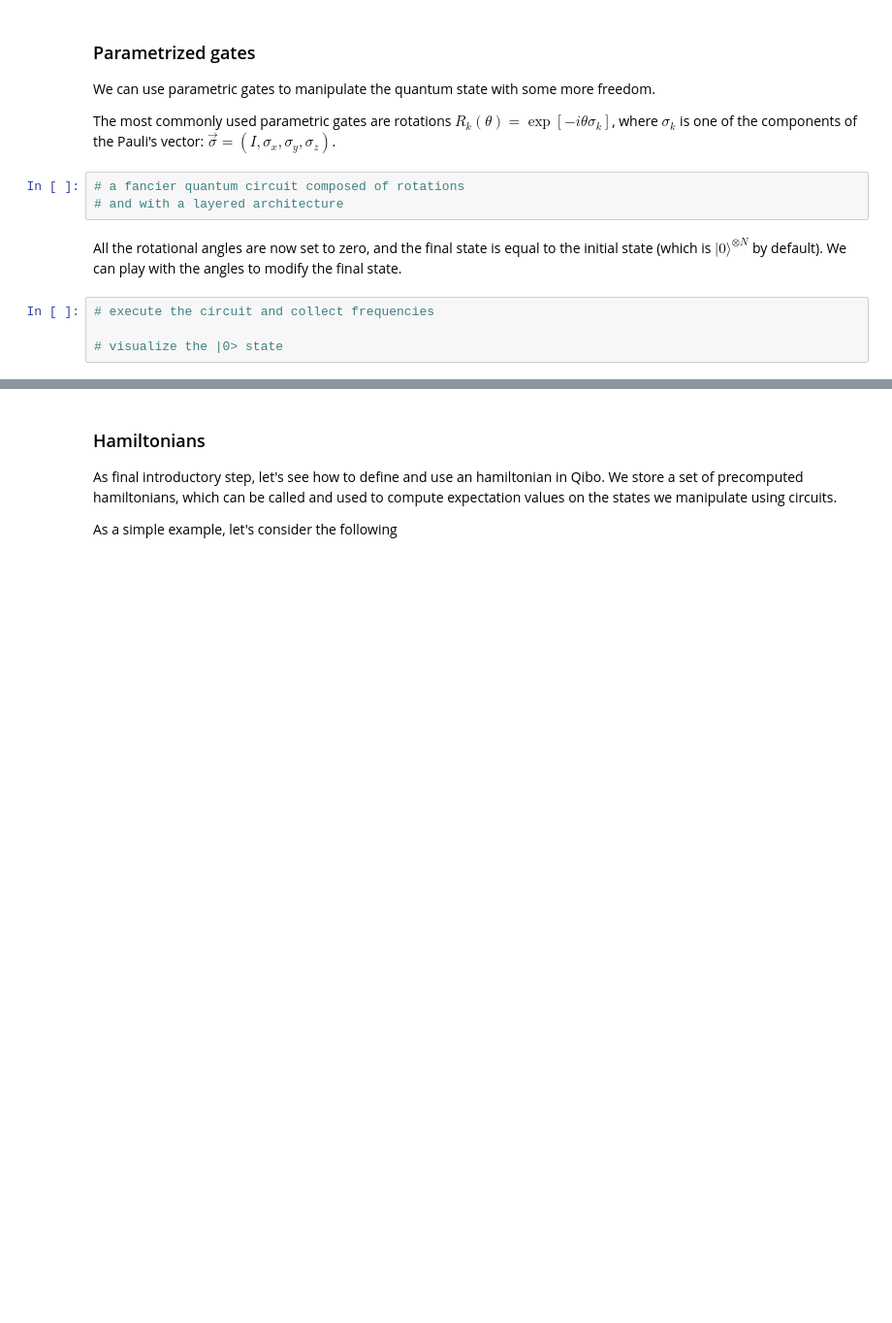
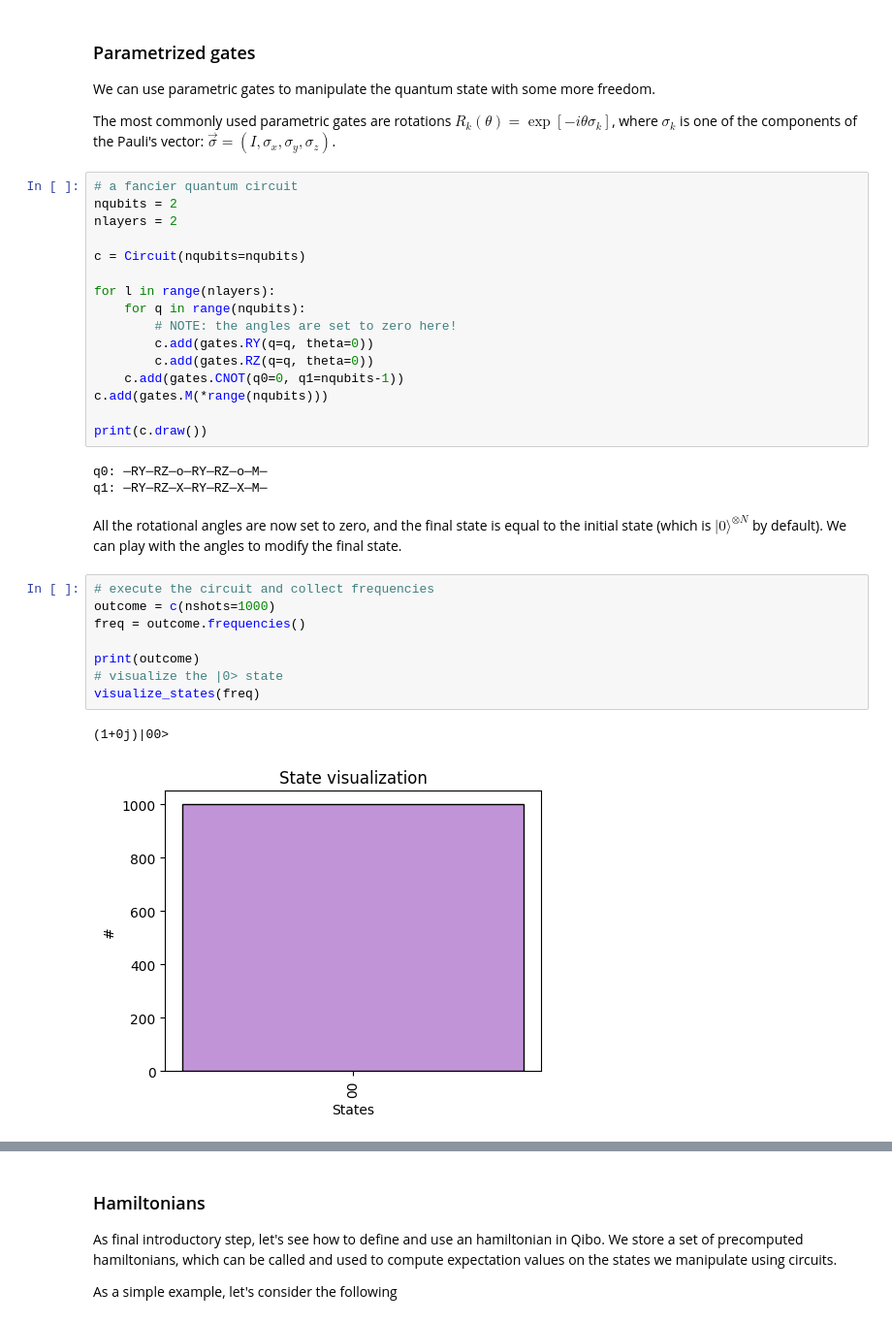
Before and after one commit to qiboteam/qiboedu, a Jupyter notebook: notebooks/Lecture1.ipynb, the cells around one changed output, grey strips where cells are left out. Shown at 97% size. Cells and saved outputs as stored; diff of their text form; blank space fills up the shorter version.

```diff
--- a/notebooks/Lecture1.ipynb
+++ b/notebooks/Lecture1.ipynb
@@ -168,13 +333,36 @@ We can use parametric gates to manipulate the quantum state with some more freed
 
 The most commonly used parametric gates are rotations $R_k(\theta) = \exp [ -i \theta \sigma_k ] $, where $\sigma_k$ is one of the components of the Pauli's vector: $\vec{\sigma}=(I, \sigma_x, \sigma_y, \sigma_z)$.
 # %%
-# a fancier quantum circuit composed of rotations
-# and with a layered architecture
+# a fancier quantum circuit
+nqubits = 2
+nlayers = 2
+
+c = Circuit(nqubits=nqubits)
+
+for l in range(nlayers):
+    for q in range(nqubits):
+        # NOTE: the angles are set to zero here!
+        c.add(gates.RY(q=q, theta=0))
+        c.add(gates.RZ(q=q, theta=0))
+    c.add(gates.CNOT(q0=0, q1=nqubits-1))
+c.add(gates.M(*range(nqubits)))
+
+print(c.draw())
+# %% [output]
+q0: ─RY─RZ─o─RY─RZ─o─M─
+q1: ─RY─RZ─X─RY─RZ─X─M─
 # %% [markdown]
 All the rotational angles are now set to zero, and the final state is equal to the initial state (which is $|0\rangle^{\otimes N}$ by default). We can play with the angles to modify the final state.
 # %%
 # execute the circuit and collect frequencies
+outcome = c(nshots=1000)
+freq = outcome.frequencies()
 
+print(outcome)
 # visualize the |0> state
+visualize_states(freq)
+# %% [output]
+(1+0j)|00>
+[figure, added]
 # %%
 # visualize the current parameters (angles)
```
Also changed, not shown: parts of 32 cells of this notebook.
